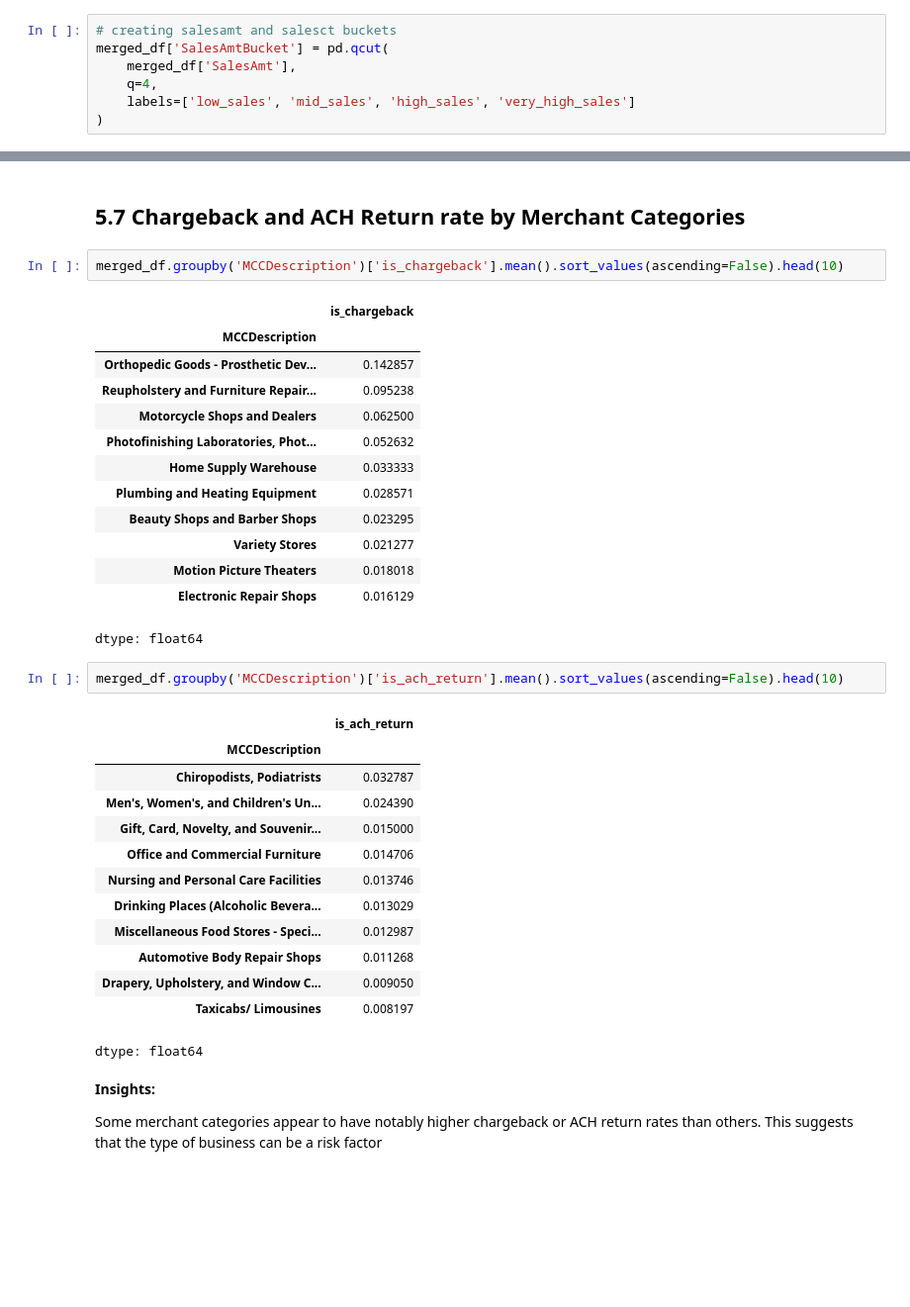
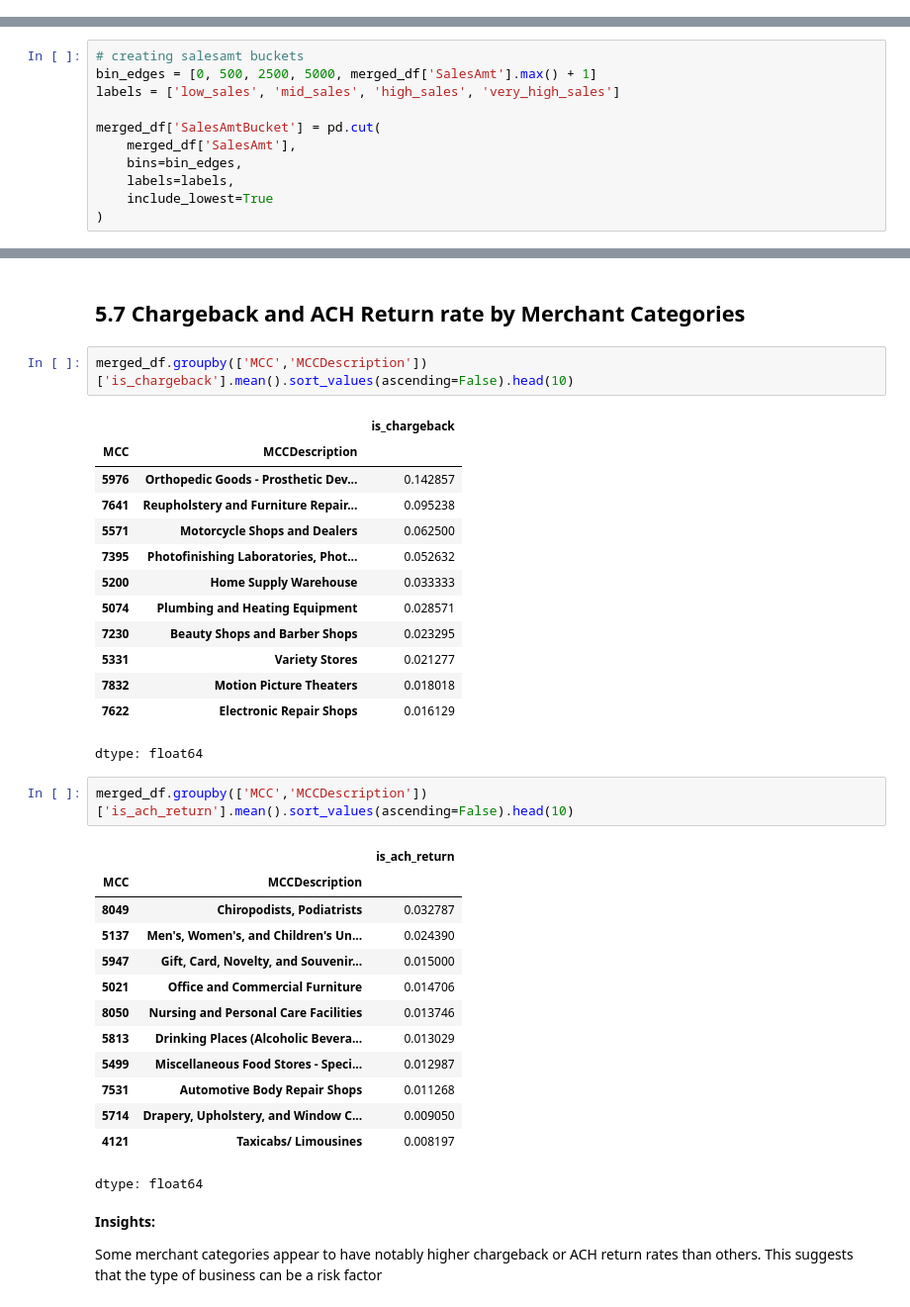
Before and after one commit to KGuruPrasad94/Craft_demo, a Jupyter notebook: Craft_demo_v5.ipynb, the cells around one changed output, grey strips where cells are left out. Shown at 99% size. Saved outputs shown, nothing was run; the diff lists cells and outputs as text; blank space fills up the shorter version.

```diff
--- a/Craft_demo_v5.ipynb
+++ b/Craft_demo_v5.ipynb
@@ -701,10 +701,3 @@ merged_df.head()
 | 2 | 241608 | ACH | 2.0 | 622.00 | 0.000000 | 76.0 | 2.3248 | ... |
 | 3 | 271779 | Credit_Card | 2.0 | 500.00 | 6.754413 | 6.0 | 113.7732 | ... |
 | 4 | 261441 | Credit_Card | 1.0 | 850.00 | -999.000000 | 8.0 | -999.0000 | ... |
-# %%
-# creating salesamt and salesct buckets
-merged_df['SalesAmtBucket'] = pd.qcut(
-    merged_df['SalesAmt'],
-    q=4,
-    labels=['low_sales', 'mid_sales', 'high_sales', 'very_high_sales']
-)
@@ -711,3 +714,14 @@ merged_df['SalesAmtBucket'] = pd.qcut(
+# %%
+# creating salesamt buckets
+bin_edges = [0, 500, 2500, 5000, merged_df['SalesAmt'].max() + 1]
+labels = ['low_sales', 'mid_sales', 'high_sales', 'very_high_sales']
+
+merged_df['SalesAmtBucket'] = pd.cut(
+    merged_df['SalesAmt'],
+    bins=bin_edges,
+    labels=labels,
+    include_lowest=True
+)
 # %%
 # creating vantage score buckets
 bins = [-1, 2, 5, 10, merged_df['SaleCt'].max()]
@@ -925,36 +980,36 @@ pd.crosstab(merged_df['TenureBucket'], merged_df['SalesCtBucket'], values=merged
 # %% [markdown]
 ## 5.7 Chargeback and ACH Return rate by Merchant Categories
 # %%
-merged_df.groupby('MCCDescription')['is_chargeback'].mean().sort_values(ascending=False).head(10)
+merged_df.groupby(['MCC','MCCDescription'])['is_chargeback'].mean().sort_values(ascending=False).head(10)
 # %% [output]
-|  | is_chargeback |
-| MCCDescription |  |
-| Orthopedic Goods - Prosthetic Dev... | 0.142857 |
-| Reupholstery and Furniture Repair... | 0.095238 |
-| Motorcycle Shops and Dealers | 0.062500 |
-| Photofinishing Laboratories, Phot... | 0.052632 |
-| Home Supply Warehouse | 0.033333 |
-| Plumbing and Heating Equipment | 0.028571 |
-| Beauty Shops and Barber Shops | 0.023295 |
-| Variety Stores | 0.021277 |
-| Motion Picture Theaters | 0.018018 |
-| Electronic Repair Shops | 0.016129 |
+|  |  | is_chargeback |
+| MCC | MCCDescription |  |
+| 5976 | Orthopedic Goods - Prosthetic Dev... | 0.142857 |
+| 7641 | Reupholstery and Furniture Repair... | 0.095238 |
+| 5571 | Motorcycle Shops and Dealers | 0.062500 |
+| 7395 | Photofinishing Laboratories, Phot... | 0.052632 |
+| 5200 | Home Supply Warehouse | 0.033333 |
+| 5074 | Plumbing and Heating Equipment | 0.028571 |
+| 7230 | Beauty Shops and Barber Shops | 0.023295 |
+| 5331 | Variety Stores | 0.021277 |
+| 7832 | Motion Picture Theaters | 0.018018 |
+| 7622 | Electronic Repair Shops | 0.016129 |
 dtype: float64
 # %%
-merged_df.groupby('MCCDescription')['is_ach_return'].mean().sort_values(ascending=False).head(10)
+merged_df.groupby(['MCC','MCCDescription'])['is_ach_return'].mean().sort_values(ascending=False).head(10)
 # %% [output]
-|  | is_ach_return |
-| MCCDescription |  |
-| Chiropodists, Podiatrists | 0.032787 |
-| Men's, Women's, and Children's Un... | 0.024390 |
-| Gift, Card, Novelty, and Souvenir... | 0.015000 |
-| Office and Commercial Furniture | 0.014706 |
-| Nursing and Personal Care Facilities | 0.013746 |
-| Drinking Places (Alcoholic Bevera... | 0.013029 |
-| Miscellaneous Food Stores - Speci... | 0.012987 |
-| Automotive Body Repair Shops | 0.011268 |
-| Drapery, Upholstery, and Window C... | 0.009050 |
-| Taxicabs/ Limousines | 0.008197 |
+|  |  | is_ach_return |
+| MCC | MCCDescription |  |
+| 8049 | Chiropodists, Podiatrists | 0.032787 |
+| 5137 | Men's, Women's, and Children's Un... | 0.024390 |
+| 5947 | Gift, Card, Novelty, and Souvenir... | 0.015000 |
+| 5021 | Office and Commercial Furniture | 0.014706 |
+| 8050 | Nursing and Personal Care Facilities | 0.013746 |
+| 5813 | Drinking Places (Alcoholic Bevera... | 0.013029 |
+| 5499 | Miscellaneous Food Stores - Speci... | 0.012987 |
+| 7531 | Automotive Body Repair Shops | 0.011268 |
+| 5714 | Drapery, Upholstery, and Window C... | 0.009050 |
+| 4121 | Taxicabs/ Limousines | 0.008197 |
 dtype: float64
 # %% [markdown]
 **Insights:**
```
Also changed, not shown: parts of 43 cells of this notebook.
